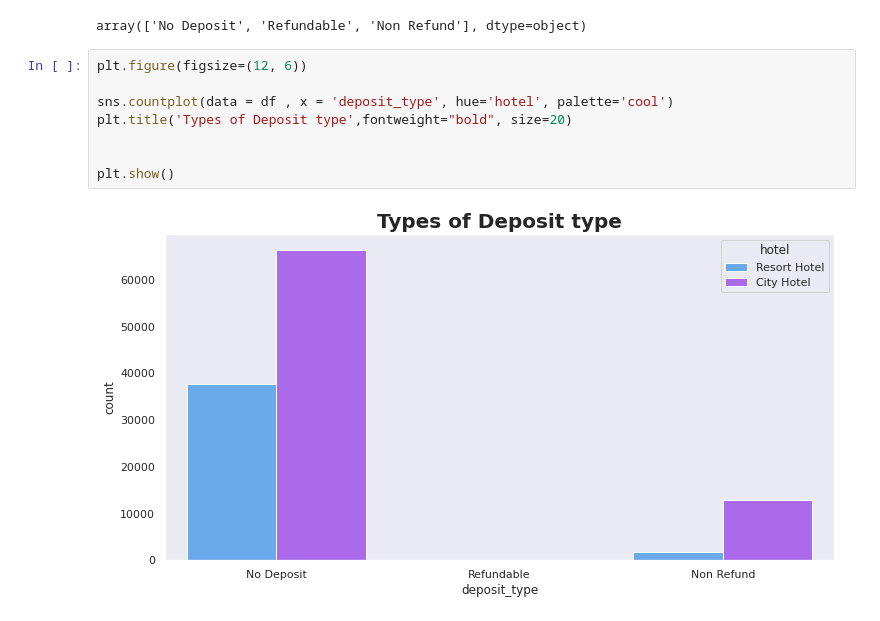
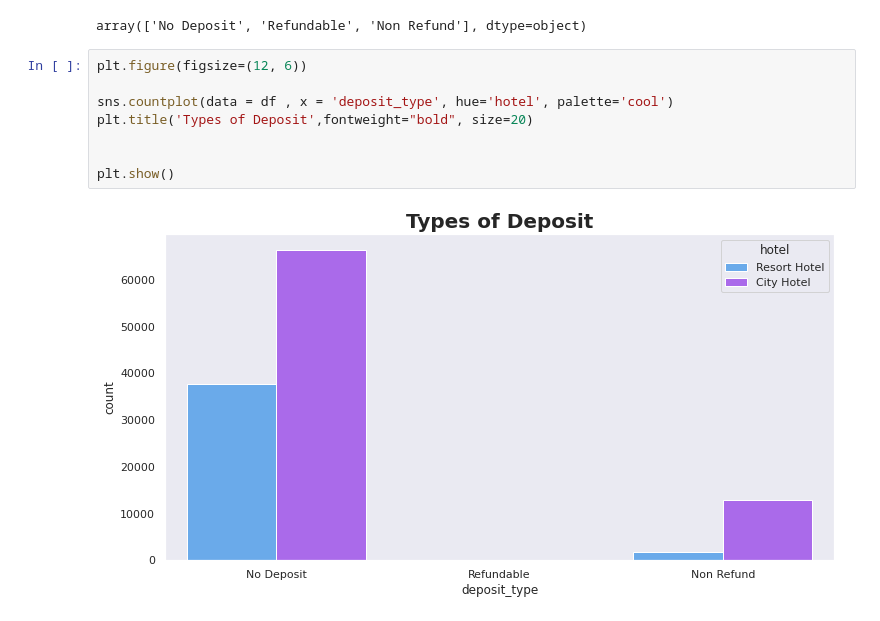
Before and after one commit to SomyaH99/Data_analysis_0f_Hotel_bookings, a Jupyter notebook: Hotel_Booking_Analysis_Capstone_Project.ipynb, the cells around one changed output. Saved outputs shown, nothing was run; the diff lists cells and outputs as text.

```diff
--- a/Hotel_Booking_Analysis_Capstone_Project.ipynb
+++ b/Hotel_Booking_Analysis_Capstone_Project.ipynb
@@ -416,10 +462,10 @@ array(['No Deposit', 'Refundable', 'Non Refund'], dtype=object)
 # %%
 plt.figure(figsize=(12, 6))
 
 sns.countplot(data = df , x = 'deposit_type', hue='hotel', palette='cool')
-plt.title('Types of Deposit type',fontweight="bold", size=20)
+plt.title('Types of Deposit',fontweight="bold", size=20)
 
 
 plt.show()
 # %% [output]
-[figure, old version]
+[figure, new version]
```
Also changed, not shown: parts of 16 cells of this notebook.
